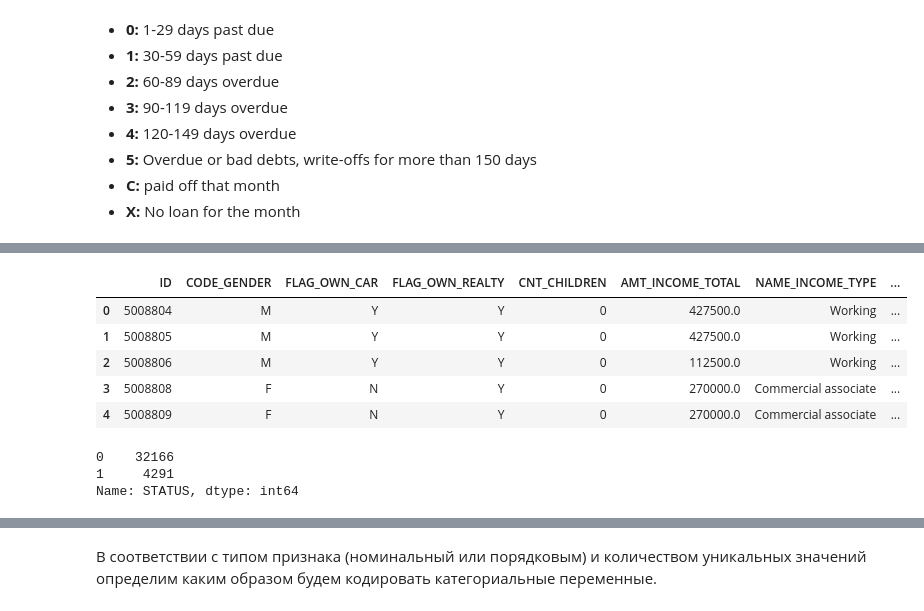
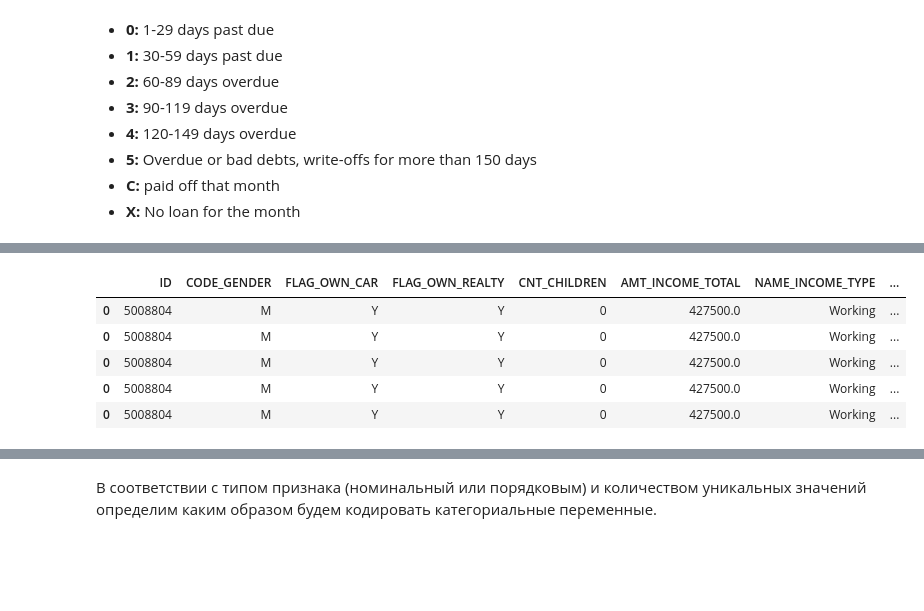
Before and after one commit to lazuraim/Credit-Scoring, a Jupyter notebook: credit_scoring.ipynb, the cells around one changed output, grey strips where cells are left out. Cells and saved outputs as stored; diff of their text form; code cells hidden in the pictures; blank space fills up the shorter version.

```diff
--- a/credit_scoring.ipynb
+++ b/credit_scoring.ipynb
@@ -107,5 +67,5 @@ sns.heatmap(ar.isnull())
 # %%
 # слишком много пропущенных значений в поле OCCUPATION_TYPE, избавляемся от него
-ar.drop('OCCUPATION_TYPE', axis=1, inplace=True)
+# ar.drop('OCCUPATION_TYPE', axis=1, inplace=True)
 # %%
 # проверяем наличие нулевых значений с помощью визуализации
@@ -138,6 +79,8 @@ dtype: float64
 # %%
 # очень низкая дисперсия, избавляемся от него
-ar.drop('FLAG_MOBIL', axis=1, inplace=True)
+# ar.drop('FLAG_MOBIL', axis=1, inplace=True)
+# %%
+cr.drop('MONTHS_BALANCE', axis=1, inplace=True)
 # %%
 cr['STATUS'].value_counts()
 # %% [output]
@@ -162,6 +105,7 @@ Name: STATUS, dtype: int64
 # %%
 cr['STATUS'] = cr['STATUS'].replace({'C' : 0, 'X' : 0})
 cr['STATUS'] = cr['STATUS'].astype(int)
+cr['STATUS'] = cr['STATUS'].apply(lambda x: 1 if x >= 1 else 0)
 cr['STATUS'].value_counts()
 # %% [output]
 0    1034381
@@ -194,20 +114,10 @@ overdue
 # %%
-df = ar.join(overdue.set_index('ID'), on='ID', how='inner')
+df = ar.join(cr.set_index('ID'), on='ID', how='inner')
 df.head()
 # %% [output]
 |  | ID | CODE_GENDER | FLAG_OWN_CAR | FLAG_OWN_REALTY | CNT_CHILDREN | AMT_INCOME_TOTAL | NAME_INCOME_TYPE | ... |
 | 0 | 5008804 | M | Y | Y | 0 | 427500.0 | Working | ... |
-| 1 | 5008805 | M | Y | Y | 0 | 427500.0 | Working | ... |
-| 2 | 5008806 | M | Y | Y | 0 | 112500.0 | Working | ... |
-| 3 | 5008808 | F | N | Y | 0 | 270000.0 | Commercial associate | ... |
-| 4 | 5008809 | F | N | Y | 0 | 270000.0 | Commercial associate | ... |
+| 0 | 5008804 | M | Y | Y | 0 | 427500.0 | Working | ... |
+| 0 | 5008804 | M | Y | Y | 0 | 427500.0 | Working | ... |
+| 0 | 5008804 | M | Y | Y | 0 | 427500.0 | Working | ... |
+| 0 | 5008804 | M | Y | Y | 0 | 427500.0 | Working | ... |
-# %%
-# cr['STATUS'] = cr['STATUS'].apply(lambda x: 1 if x >= 1 else 0)
-# cr['STATUS'].value_counts()
-
-df['STATUS'] = df['STATUS'].apply(lambda x: 1 if x >= 1 else 0)
-df['STATUS'].value_counts()
-# %% [output]
-0    32166
-1     4291
-Name: STATUS, dtype: int64
```
Also changed, not shown: parts of 61 cells of this notebook.
